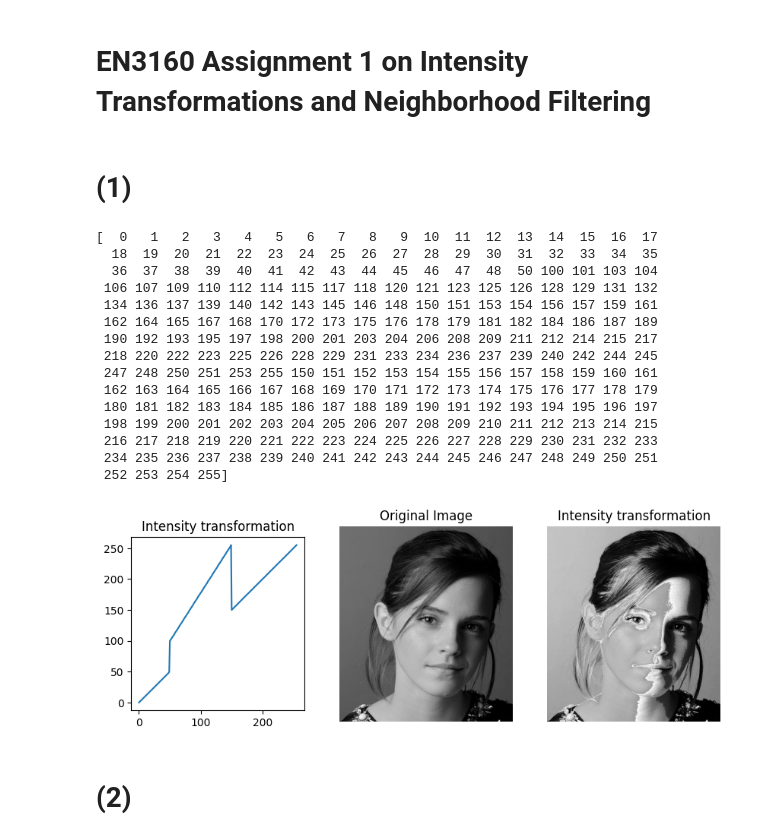
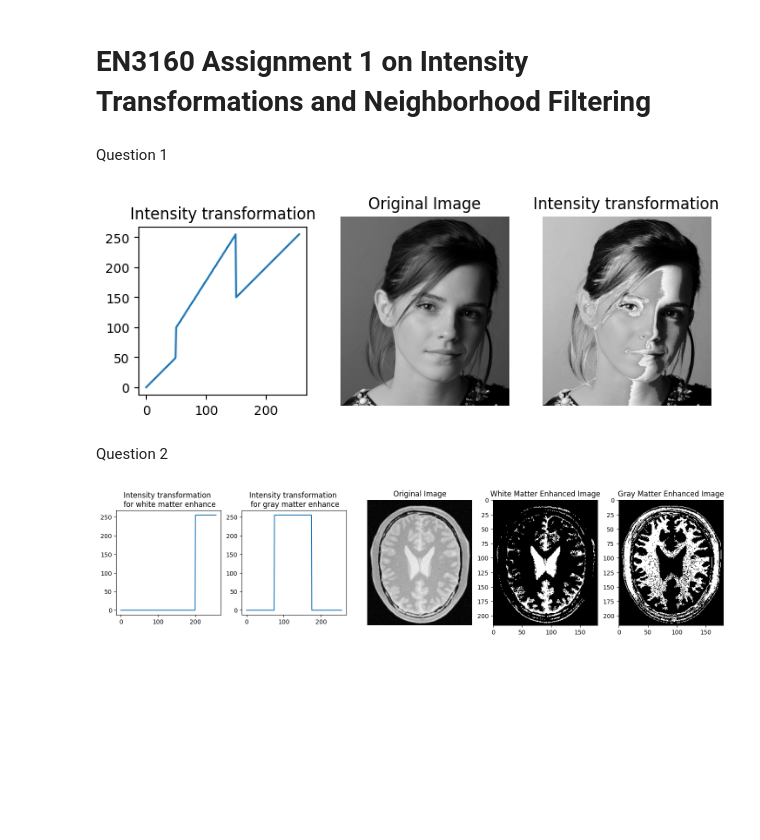
Before and after one commit to madusanakcs/Assgment1, a Jupyter notebook: Assignmennt 1.ipynb, the cells around one changed output. Cells and saved outputs as stored; diff of their text form; code cells hidden in the pictures; blank space fills up the shorter version.

```diff
--- a/Assignmennt 1.ipynb
+++ b/Assignmennt 1.ipynb
@@ -1,50 +1,56 @@
 # %% [markdown]
 # EN3160 Assignment 1 on Intensity Transformations and Neighborhood Filtering
 # %% [markdown]
-# (1)
+Question 1
 # %%
-
-%matplotlib inline
 import cv2 as cv
 import numpy as np
 import matplotlib.pyplot as plt
-
 img= cv.imread("emma.jpg",cv.IMREAD_GRAYSCALE)
 assert img is not None
-
 t1=np.linspace(0,50,50)
 t2=np.linspace(50,100,0)
 t3=np.linspace(100,255,100)
 t4=np.linspace(255,150,0)
 t5=np.linspace(150,255,106)
-
 t=np.concatenate((t1,t2,t3,t4,t5),axis=0).astype(np.uint8)
-print(t)
 assert len(t) == 256
 g=cv.LUT(img,t)
-
-fig, ax= plt.subplots(1,3,figsize=(10,10))
-
+fig, ax= plt.subplots(1,3,figsize=(8,8))
 ax[0].plot(t), ax[0].set_title("Intensity transformation"), ax[0].set_aspect('equal')
 ax[1].imshow(cv.cvtColor(img,cv.COLOR_BGR2RGB)), ax[1].axis('off'), ax[1].set_title("Original Image")
 ax[2].imshow(cv.cvtColor(g,cv.COLOR_BGR2RGB)), ax[2].axis('off'), ax[2].set_title("Intensity transformation")
 plt.show()
 # %% [output]
-[  0   1   2   3   4   5   6   7   8   9  10  11  12  13  14  15  16  17
-  18  19  20  21  22  23  24  25  26  27  28  29  30  31  32  33  34  35
-  36  37  38  39  40  41  42  43  44  45  46  47  48  50 100 101 103 104
- 106 107 109 110 112 114 115 117 118 120 121 123 125 126 128 129 131 132
- 134 136 137 139 140 142 143 145 146 148 150 151 153 154 156 157 159 161
- 162 164 165 167 168 170 172 173 175 176 178 179 181 182 184 186 187 189
- 190 192 193 195 197 198 200 201 203 204 206 208 209 211 212 214 215 217
- 218 220 222 223 225 226 228 229 231 233 234 236 237 239 240 242 244 245
- 247 248 250 251 253 255 150 151 152 153 154 155 156 157 158 159 160 161
- 162 163 164 165 166 167 168 169 170 171 172 173 174 175 176 177 178 179
- 180 181 182 183 184 185 186 187 188 189 190 191 192 193 194 195 196 197
- 198 199 200 201 202 203 204 205 206 207 208 209 210 211 212 213 214 215
- 216 217 218 219 220 221 222 223 224 225 226 227 228 229 230 231 232 233
- 234 235 236 237 238 239 240 241 242 243 244 245 246 247 248 249 250 251
- 252 253 254 255]
-[figure, old version]
+[figure, new version]
 # %% [markdown]
-# (2)
+Question 2
+# %%
+import cv2 as cv
+import numpy as np
+import matplotlib.pyplot as plt
+img= cv.imread("BrainProtonDensitySlice9.png",cv.IMREAD_GRAYSCALE)
+assert img is not None
+
+t1=np.zeros(200)
+t2=255*np.ones(56)
+t= np.concatenate((t1,t2),axis=0).astype(np.uint8)
+
+t3=np.zeros(75)
+t4=255*np.ones(100)
+t5=np.zeros(81)
+T= np.concatenate((t3,t4,t5),axis=0).astype(np.uint8)
+
+assert len(t) == 256
+g=cv.LUT(img,t)
+h=cv.LUT(img,T)
+
+fig ,  ax=plt.subplots(1,5,figsize=(18,18))
+ax[0].plot(t), ax[0].set_title("Intensity transformation \n for white matter enhance"), ax[0].set_aspect('equal')
+ax[1].plot(T), ax[1].set_title("Intensity transformation \n for gray matter enhance") , ax[1].set_aspect('equal')
+ax[2].imshow(cv.cvtColor(img,cv.COLOR_BGR2RGB)), ax[2].axis('off'), ax[2].set_title("Original Image")
+ax[3].imshow(cv.cvtColor(g,cv.COLOR_BGR2RGB)), ax[2].axis('off'), ax[3].set_title("White Matter Enhanced Image")
+ax[4].imshow(cv.cvtColor(h,cv.COLOR_BGR2RGB)), ax[2].axis('off'), ax[4].set_title("Gray Matter Enhanced Image")
+plt.show()
+# %% [output]
+[figure, added]
```
Also changed, not shown: parts of 4 cells of this notebook.
